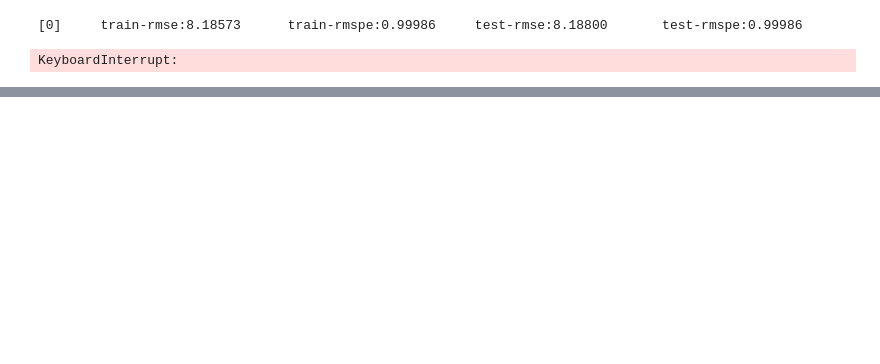
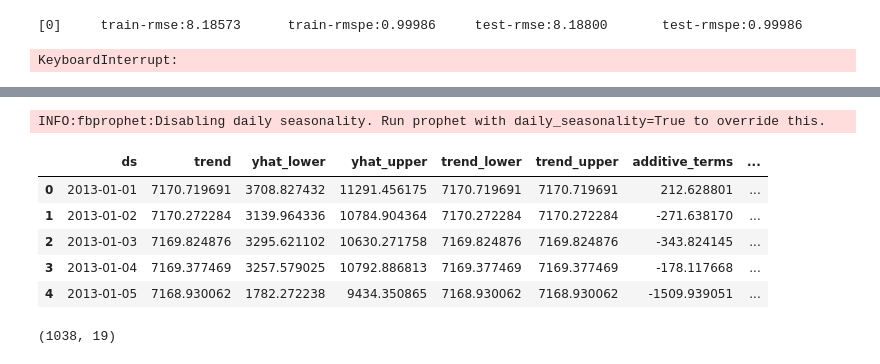
Before and after one commit to bur-oez/Capstone-Project-Rossman-Sales, a Jupyter notebook: 05_Predictive_Modelling.ipynb, the cells around one changed output, grey strips where cells are left out. Saved outputs shown, nothing was run; the diff lists cells and outputs as text; code cells hidden in the pictures; blank space fills up the shorter version.

```diff
--- a/05_Predictive_Modelling.ipynb
+++ b/05_Predictive_Modelling.ipynb
@@ -104,0 +185,4 @@ import pickle
+# %%
+df_prophet = df_model.drop(["saleslog","id","is_train","assortment", "competitiondistance","competitionopen","salespercustomersperday","stateholiday","storetype", \
+                         "dayofyear","day","month","year","promosince", "0_prominterval","dateint","promotomorrow","promoyesterday", \
+                         "schoolholiday","promo","open","customers","dayofweek","store","salesperday","customersperday","holidaysnextweek","holidaysthisweek","holidayslastweek"],axis=1)
@@ -104,0 +193,4 @@ import pickle
+# %%
+df_prophet.columns = ["y","ds"]
+df_prophet = df_prophet[["ds","y"]]
+df_prophet = df_prophet.sort_index(ascending =False)
@@ -104,0 +217,21 @@ import pickle
+# %%
+m =Prophet()
+# %%
+model_prophet= m.fit(df_prophet)
+# %% [output]
+INFO:fbprophet:Disabling daily seasonality. Run prophet with daily_seasonality=True to override this.
+# %%
+future_sales= m.make_future_dataframe(periods=48, freq="D",include_history =True)
+forecast_sales= m.predict(future_sales)
+forecast_sales.head()
+# %% [output]
+|  | ds | trend | yhat_lower | yhat_upper | trend_lower | trend_upper | additive_terms | ... |
+| 0 | 2013-01-01 | 7170.719691 | 3708.827432 | 11291.456175 | 7170.719691 | 7170.719691 | 212.628801 | ... |
+| 1 | 2013-01-02 | 7170.272284 | 3139.964336 | 10784.904364 | 7170.272284 | 7170.272284 | -271.638170 | ... |
+| 2 | 2013-01-03 | 7169.824876 | 3295.621102 | 10630.271758 | 7169.824876 | 7169.824876 | -343.824145 | ... |
+| 3 | 2013-01-04 | 7169.377469 | 3257.579025 | 10792.886813 | 7169.377469 | 7169.377469 | -178.117668 | ... |
+| 4 | 2013-01-05 | 7168.930062 | 1782.272238 | 9434.350865 | 7168.930062 | 7168.930062 | -1509.939051 | ... |
+# %%
+forecast_sales.shape
+# %% [output]
+(1038, 19)
```
Also changed, not shown: parts of 12 cells of this notebook, 5 other files.
